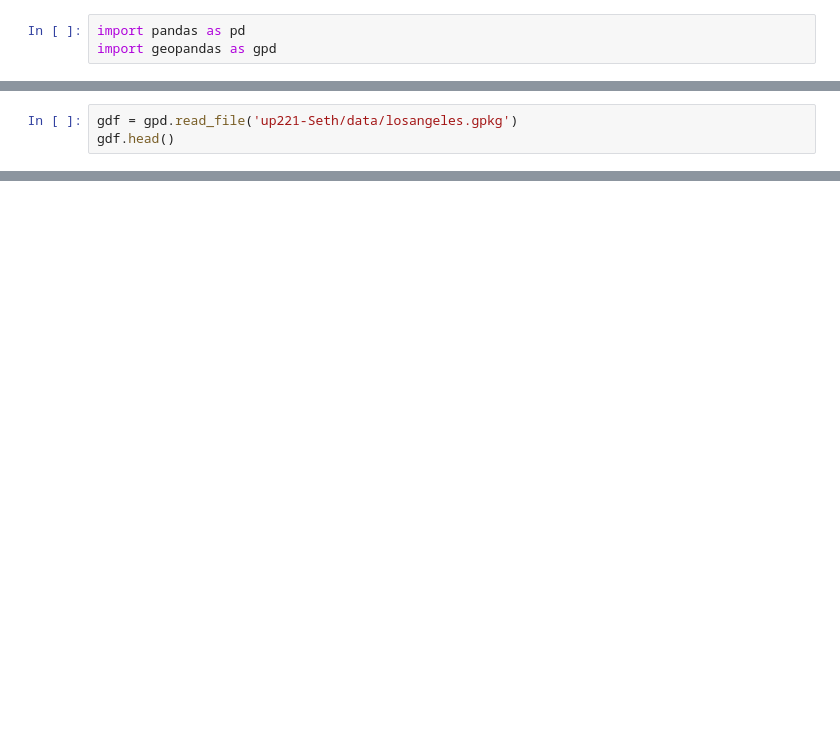
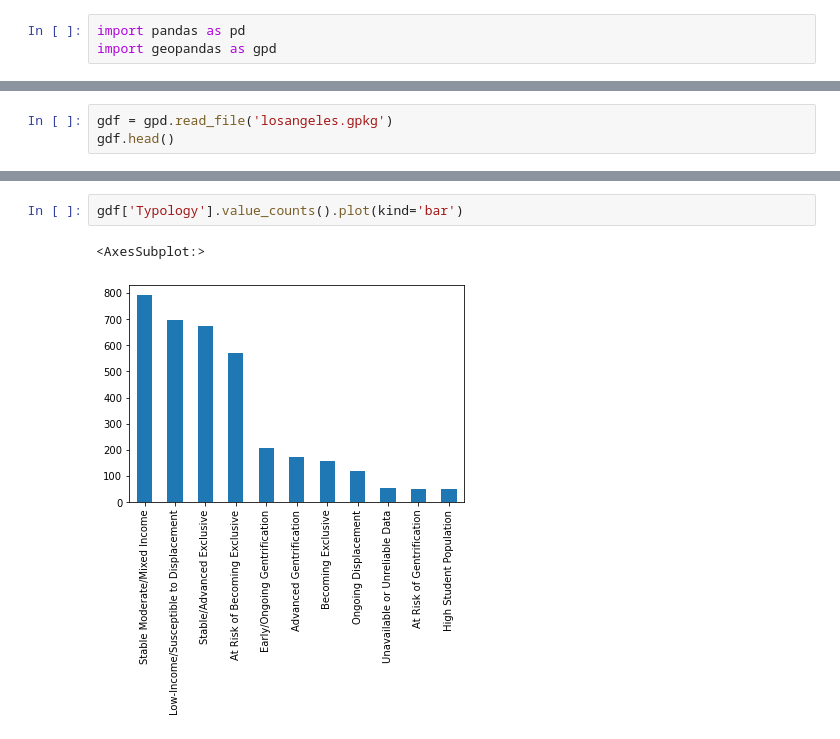
Before and after one commit to STReichert/up221-Seth, a Jupyter notebook: week 2/week 2 assignment.ipynb, the cells around one changed output, grey strips where cells are left out. Drawn from its saved outputs; the diff is of its cells as text; blank space fills up the shorter version.

```diff
--- a/week 2/week 2 assignment.ipynb
+++ b/week 2/week 2 assignment.ipynb
@@ -10,4 +15,4 @@ Because the data is held as a geopackage we must read the file with geopandas
 # %%
-gdf = gpd.read_file('up221-Seth/data/losangeles.gpkg')
+gdf = gpd.read_file('losangeles.gpkg')
 gdf.head()
 # %% [output]
@@ -22,0 +75,5 @@ DriverError: up221-Seth/data/losangeles.gpkg: No such file or directory
+# %%
+gdf['Typology'].value_counts().plot(kind='bar')
+# %% [output]
+<AxesSubplot:>
+[figure, added]
```
Also changed, not shown: parts of 15 cells of this notebook, 1 other file.
